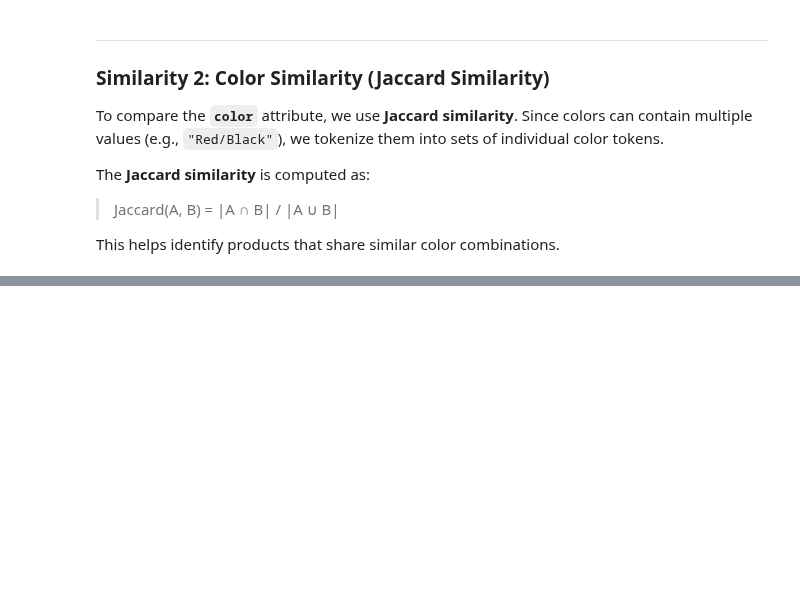
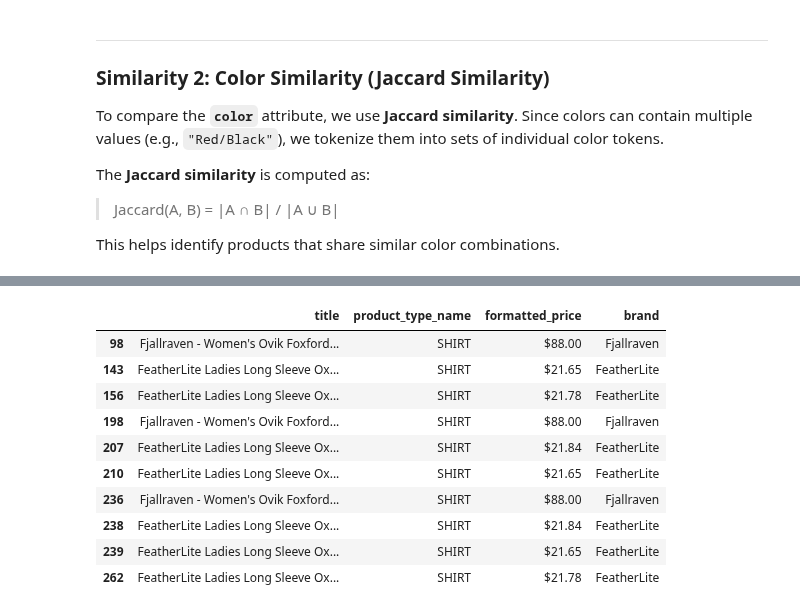
Before and after one commit to royruik/CSI4142_Assignments, a Jupyter notebook: A4/A4_Jupyter_Analysis14.ipynb, the cells around one changed output, grey strips where cells are left out. Saved outputs shown, nothing was run; the diff lists cells and outputs as text; code cells hidden in the pictures; blank space fills up the shorter version.

```diff
--- a/A4/A4_Jupyter_Analysis14.ipynb
+++ b/A4/A4_Jupyter_Analysis14.ipynb
@@ -208,0 +264,33 @@ top10_brand_similar[["brand", "title", "formatted_price", "brand_similarity"]]
+# %%
+# Define reference title
+reference_title = "oxford shirt"
+
+# Prepare and clean data
+df_title = df[["title", "product_type_name", "formatted_price", "brand"]].copy()
+df_title["title_clean"] = df_title["title"].astype(str).str.lower().str.strip()
+
+# Compute edit distance similarity
+similarities = []
+for title in df_title["title_clean"]:
+    dist = edit_distance(reference_title, title)
+    max_len = max(len(reference_title), len(title))
+    similarity = 1 - dist / max_len if max_len > 0 else 0
+    similarities.append(similarity)
+
+df_title["title_similarity"] = similarities
+
+# Show top 10 most similar products by title
+top_similar = df_title.sort_values("title_similarity", ascending=False)
+df_title[df_title["title_clean"].str.contains("oxford")][["title", "product_type_name", "formatted_price", "brand"]].head(10)
+# %% [output]
+|  | title | product_type_name | formatted_price | brand |
+| 98 | Fjallraven - Women's Ovik Foxford... | SHIRT | $88.00 | Fjallraven |
+| 143 | FeatherLite Ladies Long Sleeve Ox... | SHIRT | $21.65 | FeatherLite |
+| 156 | FeatherLite Ladies Long Sleeve Ox... | SHIRT | $21.78 | FeatherLite |
+| 198 | Fjallraven - Women's Ovik Foxford... | SHIRT | $88.00 | Fjallraven |
+| 207 | FeatherLite Ladies Long Sleeve Ox... | SHIRT | $21.84 | FeatherLite |
+| 210 | FeatherLite Ladies Long Sleeve Ox... | SHIRT | $21.65 | FeatherLite |
+| 236 | Fjallraven - Women's Ovik Foxford... | SHIRT | $88.00 | Fjallraven |
+| 238 | FeatherLite Ladies Long Sleeve Ox... | SHIRT | $21.84 | FeatherLite |
+| 239 | FeatherLite Ladies Long Sleeve Ox... | SHIRT | $21.65 | FeatherLite |
+| 262 | FeatherLite Ladies Long Sleeve Ox... | SHIRT | $21.78 | FeatherLite |
```
Also changed, not shown: parts of 10 cells of this notebook.
